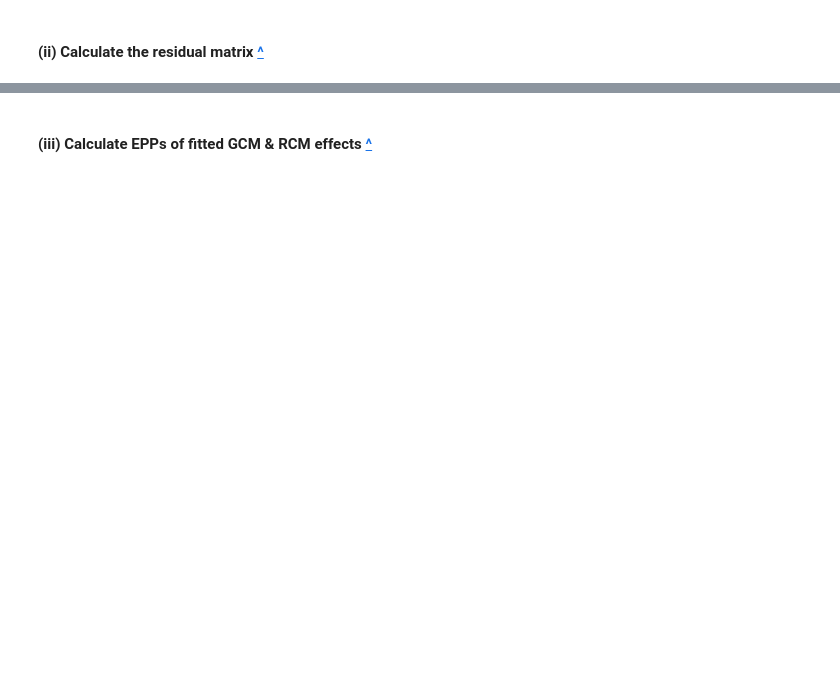
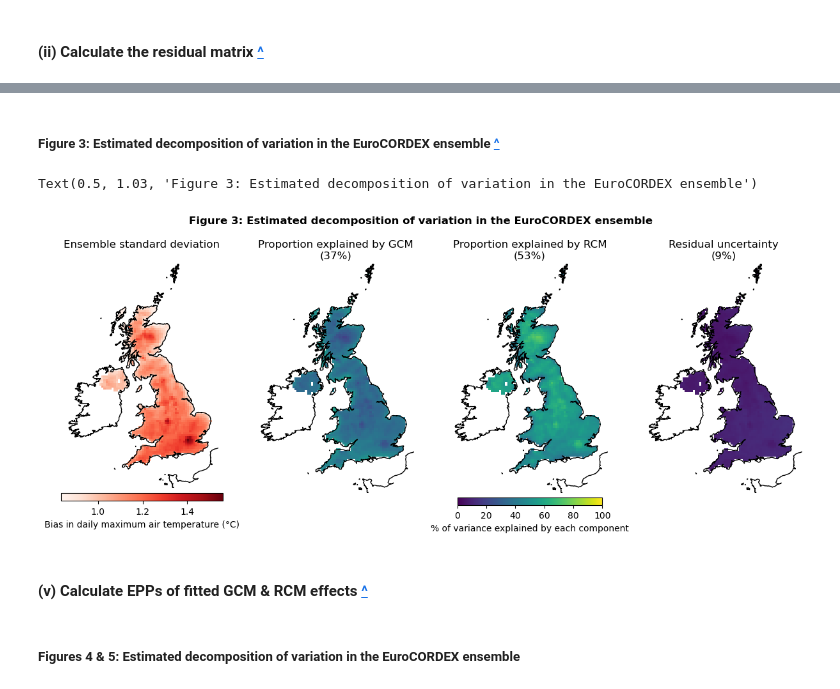
Before and after one commit to clairbarnes/EPP-MANOVA, a Jupyter notebook: EPP-example-code.ipynb, the cells around one changed output, grey strips where cells are left out. Cells and saved outputs as stored; diff of their text form; code cells hidden in the pictures; blank space fills up the shorter version.

```diff
--- a/EPP-example-code.ipynb
+++ b/EPP-example-code.ipynb
@@ -130,3 +157,4 @@ beta_hat = np.row_stack([theta_hat[G:,:], -theta_hat[G:,:].sum(0)])
 # %%
 # compute residuals
-model2_res = Y - (X @ theta_hat)
+e_2 = Y - (X @ theta_hat)
+T_res = e_2.transpose() @ e_2
@@ -133,7 +178,49 @@ model2_res = Y - (X @ theta_hat)
+# %%
+# estimate SSCPs for 'completed' emsemble using reweighted fitted effects & residuals
+Tc_G2 = R * alpha_hat.transpose() @ alpha_hat
+Tc_R2 = G * beta_hat.transpose() @ beta_hat
+Tc_res = (R-1) * (G-1) * T_res / (n - R - G - 1)
+Tc = Tc_G2 + Tc_R2 + Tc_res
+
+# get maps of contribution per grid cell
+est_ve_maps = {k : reshape_to_map(np.diag(eval(k) / Tc * 100), Ybar) for k in ["Tc_G2", "Tc_R2", "Tc_res"]}
+
+# compute ranges of proportion of variance in the observed ensemble explained by each model
+est_ve = {k : np.trace(eval(k)) / np.trace(Tc) * 100 for k in ["Tc_G2", "Tc_R2", "Tc_res"]}
+est_ve_string = ["\n("+str(int(v))+"%)" for v in est_ve.values()]
+# %% [markdown]
+<a id="figure-3"></a>
+##### **Figure 3: Estimated decomposition of variation in the EuroCORDEX ensemble** [^](#top)
+# %%
+# create array of subplots using OSGB projection, adjust spacing
+fig, axs = plt.subplots(ncols = 4, figsize = (15,5), sharex = True, sharey = True, dpi= 100, facecolor='w', edgecolor='k', subplot_kw = {"projection" : crs_osgb})
+plt.subplots_adjust(hspace = 0)
+
+# set spatial extent of map axes, remove bounding box, add coastlines
+for ax in fig.axes:
+    ax.set_extent((-2e5, 7e5, -1e5, 12.2e5), crs = crs_osgb)                                                       # fix plot extent to reduce whitespace
+    ax.set_axis_off()                                                                                              # remove box around plot
+    ax.coastlines()                                                                                                # draw coastlines
+
+cbar_ss = ens_sd.plot(ax = axs[0], cmap = "Reds", add_colorbar = False)
+axs[0].set_title("Ensemble standard deviation\n")
+
+for i in range(3):
+    cbar_ve = list(est_ve_maps.values())[i].plot(ax = axs[i+1], vmin = 0, vmax = 100, add_colorbar = False, cmap = "viridis")
+    titlestring = ["Proportion explained by GCM", "Proportion explained by RCM", "Residual uncertainty"][i] + est_ve_string[i]
+    axs[i+1].set_title(titlestring)
+
+plt.colorbar(cbar_ss, ax = axs[0], location = "bottom", pad = 0.02, fraction = 0.05, label ="Bias in daily maximum air temperature (°C)")
+plt.colorbar(cbar_ve, ax = axs[1:], location = "bottom", pad = 0.02, fraction = 0.03, label = "% of variance explained by each component")
+
+plt.suptitle("Figure 3: Estimated decomposition of variation in the EuroCORDEX ensemble", y = 1.03, fontweight = "bold")
+# %% [output]
+Text(0.5, 1.03, 'Figure 3: Estimated decomposition of variation in the EuroCORDEX ensemble')
+[figure, added]
 # %% [markdown]
 <a id="gcm-epps"></a>
 
-#### **(iii) Calculate EPPs of fitted GCM & RCM effects** [^](#top)
+#### **(v) Calculate EPPs of fitted GCM & RCM effects** [^](#top)
 # %%
 # compute EPPs from fitted effects
 gcm_epps = EPPs(alpha_hat, Ybar)
@@ -164,0 +242,3 @@ plt.suptitle("Figure 5: EPPs of fitted RCM effects", y = 1.1, fontweight = "bold
+# %% [markdown]
+<a id="figure-4&5"></a>
+##### **Figures 4 & 5: Estimated decomposition of variation in the EuroCORDEX ensemble**
```
Also changed, not shown: parts of 29 cells of this notebook, 1 other file.
